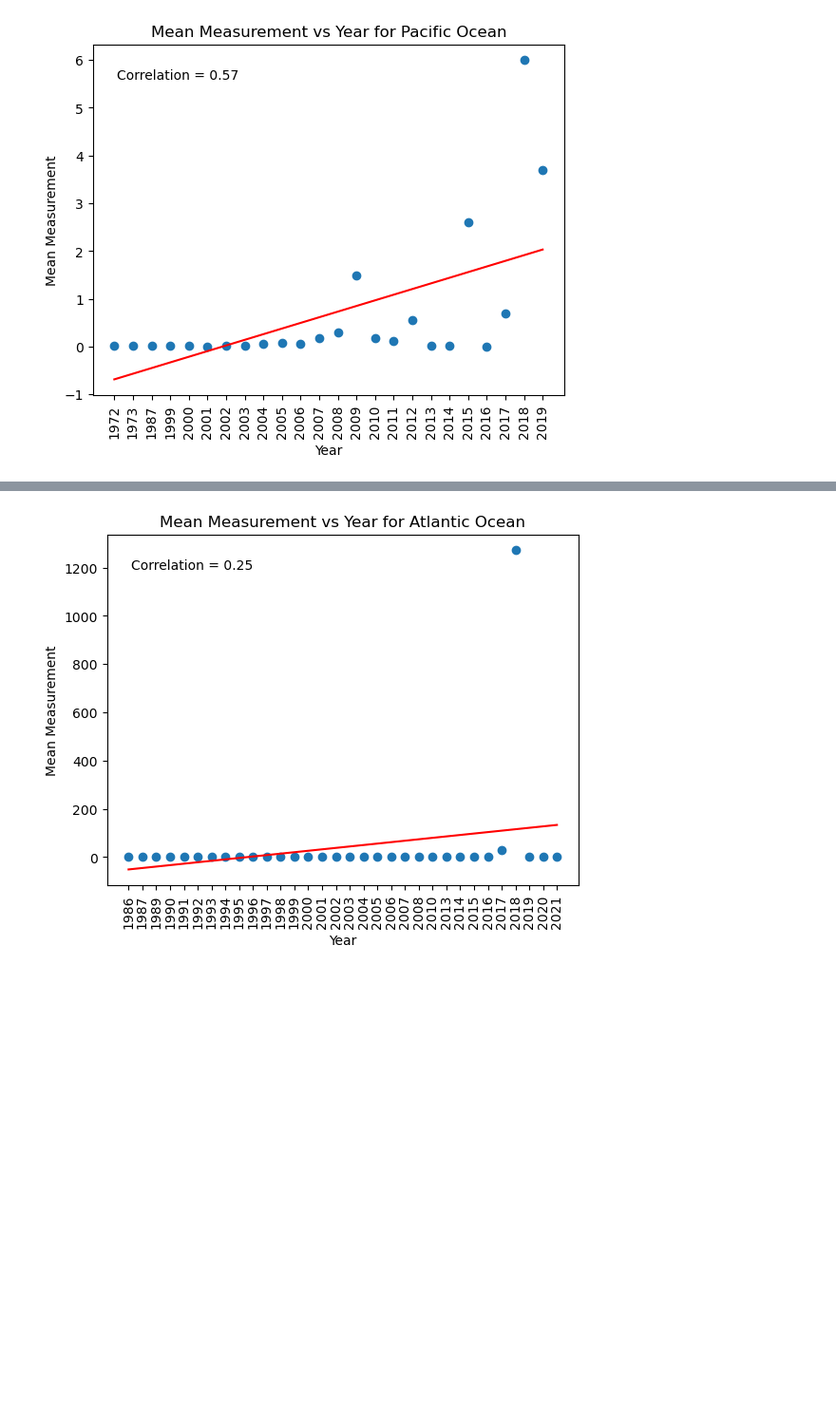
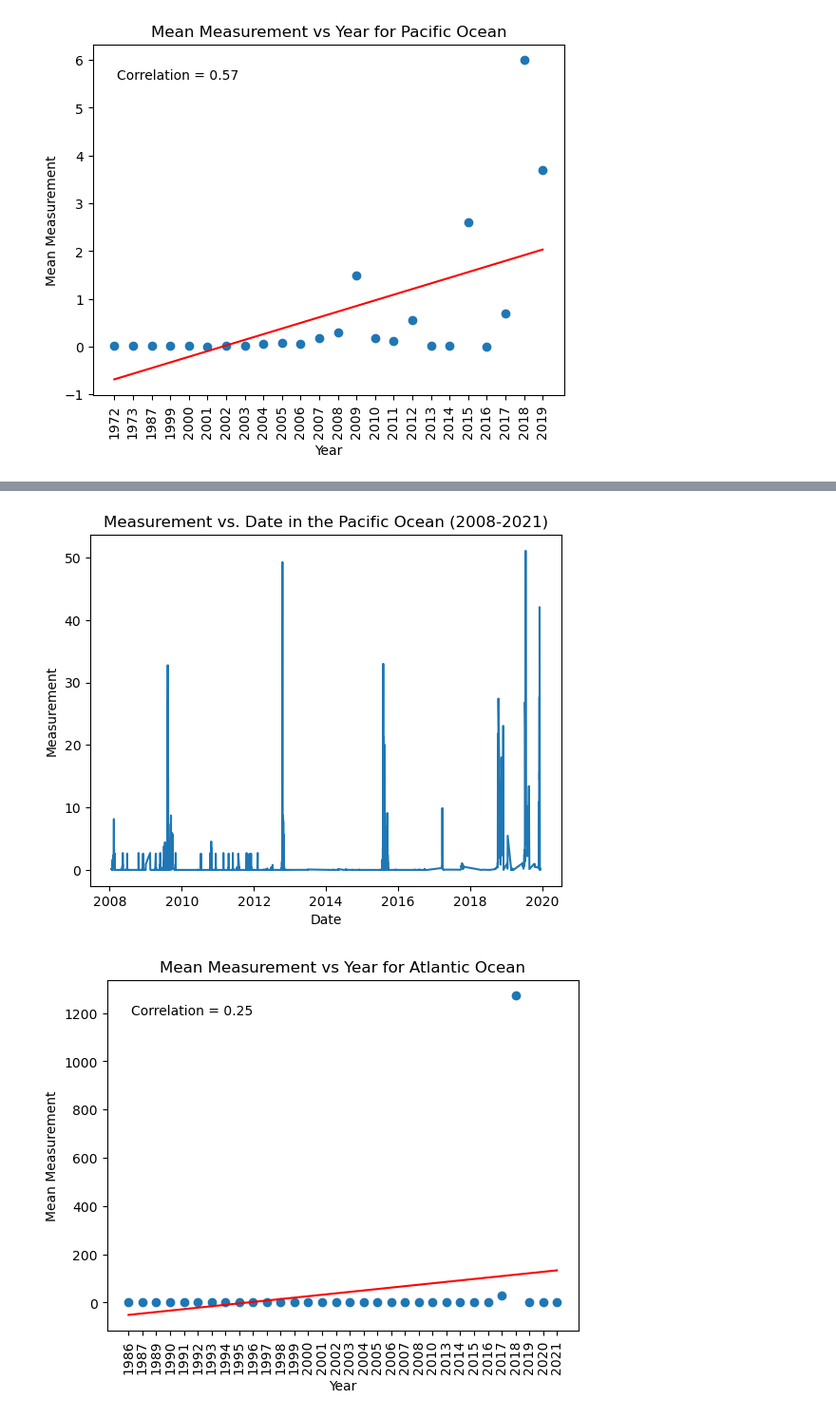
Before and after one commit to emalaki/Project-1, a Jupyter notebook: aa-notebook.ipynb, the cells around one changed output, grey strips where cells are left out. Shown: that part at 95% size. Cells and saved outputs as stored; diff of their text form; code cells hidden in the pictures; blank space fills up the shorter version.

```diff
--- a/aa-notebook.ipynb
+++ b/aa-notebook.ipynb
@@ -279,3 +282,27 @@ plt.show()
+# %%
+line_plot_df = microplastics_csv[["Date","Oceans","Measurement","Unit","Sampling Method"]]
+line_plot_df["Year"] = pd.Series()
+
+line_plot_df['Date'] = pd.to_datetime(line_plot_df['Date'])
+
+line_plot_df = line_plot_df[line_plot_df['Oceans'] == 'Pacific Ocean']
+
+line_plot_df = line_plot_df[(line_plot_df['Date'] >= '2008-01-01') & (line_plot_df['Date'] <= '2021-12-31')]
+
+line_plot_df.set_index('Date', inplace=True)
+
+line_plot_df.sort_index(inplace=True)
+
+plt.plot(line_plot_df['Measurement'])
+
+plt.xlabel('Date')
+plt.ylabel('Measurement')
+plt.title('Measurement vs. Date in the Pacific Ocean (2008-2021)')
+plt.savefig("output_data/Fig9.png")
+
+plt.show()
+# %% [output]
+[figure, added]
 # %%
 #finding scatter plot for atlantic ocean
 le = LabelEncoder()
```
Also changed, not shown: parts of 7 cells of this notebook, 5 other files.
